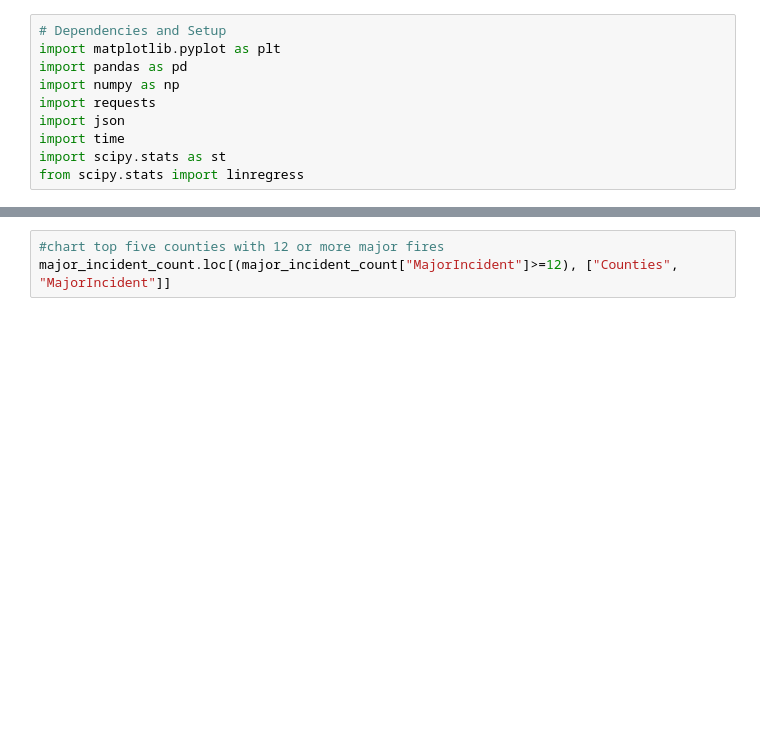
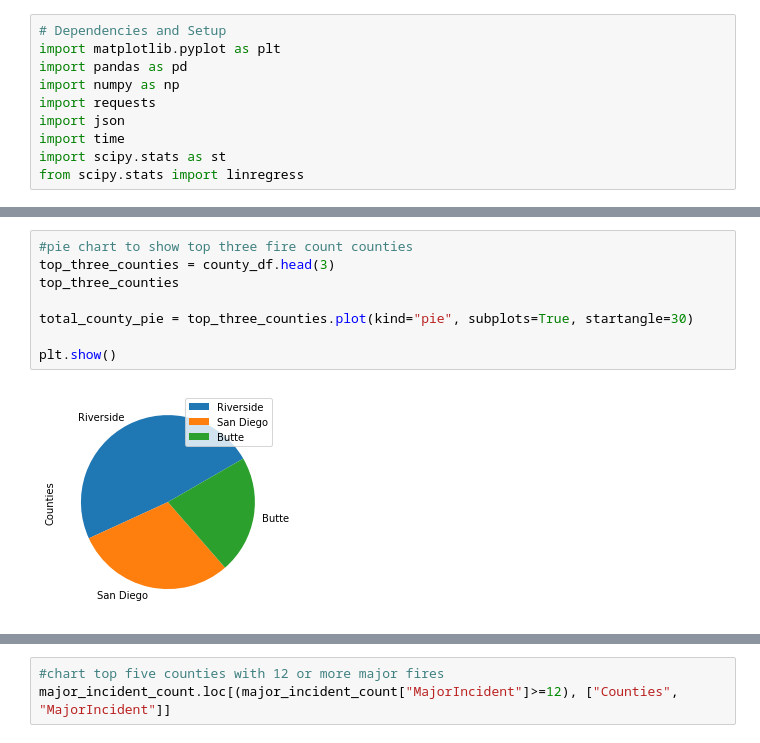
Before and after one commit to jump8621/data-project-I, a Jupyter notebook: lee_pyre.ipynb, the cells around one changed output, grey strips where cells are left out. Cells and saved outputs as stored; diff of their text form; blank space fills up the shorter version.

```diff
--- a/lee_pyre.ipynb
+++ b/lee_pyre.ipynb
@@ -96,3 +132,13 @@ top_ten_counties
+# %%
+#pie chart to show top three fire count counties
+top_three_counties = county_df.head(3)
+top_three_counties
+
+total_county_pie = top_three_counties.plot(kind="pie", subplots=True, startangle=30)
+
+plt.show()
+# %% [output]
+[figure, added]
 # %%
 #find count of fires deemed a major incident in each county, using "MajorIncident" column
 
```
Also changed, not shown: parts of 15 cells of this notebook.
